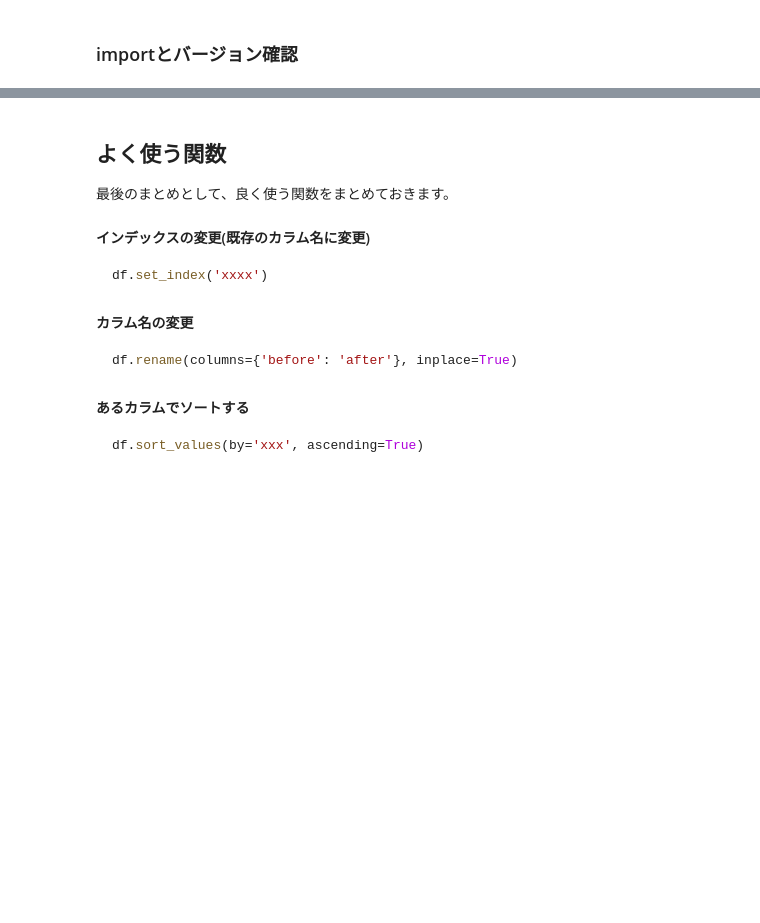
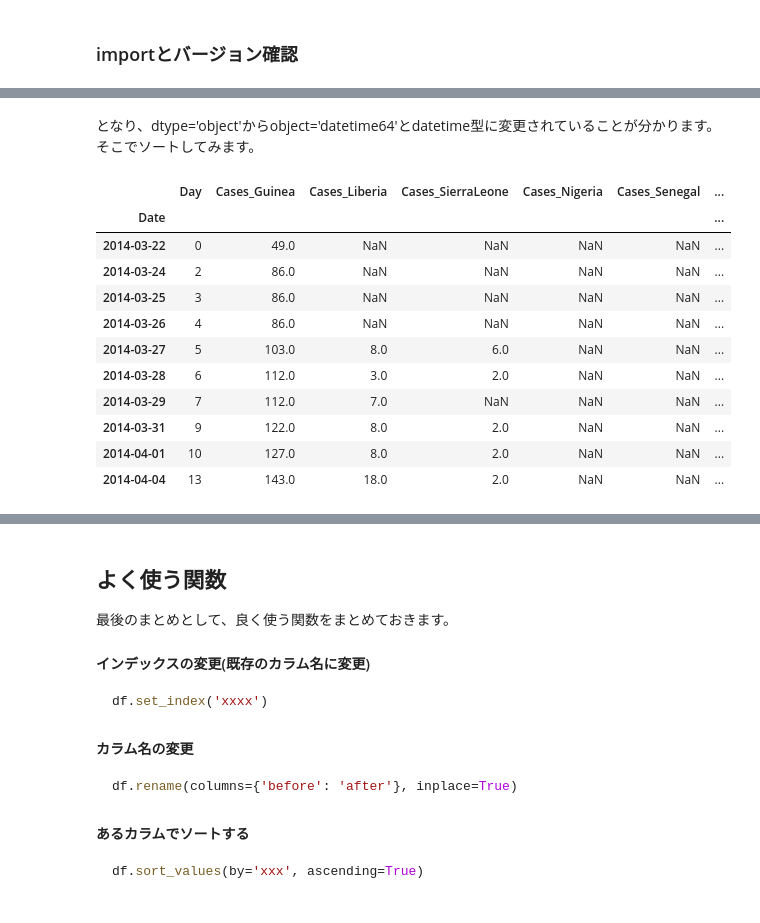
Before and after one commit to hiroshi0530/wa-src, a Jupyter notebook: article/library/pandas/pandas_nb.ipynb, the cells around one changed output, grey strips where cells are left out. Cells and saved outputs as stored; diff of their text form; code cells hidden in the pictures; blank space fills up the shorter version.

```diff
--- a/article/library/pandas/pandas_nb.ipynb
+++ b/article/library/pandas/pandas_nb.ipynb
@@ -395,0 +257,17 @@ sns.pairplot(iris, hue="species")
+# %% [markdown]
+となり、dtype='object'からobject='datetime64'とdatetime型に変更されていることが分かります。そこでソートしてみます。
+# %%
+df.sort_index(ascending=True).head(10)
+# %% [output]
+|  | Day | Cases_Guinea | Cases_Liberia | Cases_SierraLeone | Cases_Nigeria | Cases_Senegal | ... |
+| Date |  |  |  |  |  |  | ... |
+| 2014-03-22 | 0 | 49.0 | NaN | NaN | NaN | NaN | ... |
+| 2014-03-24 | 2 | 86.0 | NaN | NaN | NaN | NaN | ... |
+| 2014-03-25 | 3 | 86.0 | NaN | NaN | NaN | NaN | ... |
+| 2014-03-26 | 4 | 86.0 | NaN | NaN | NaN | NaN | ... |
+| 2014-03-27 | 5 | 103.0 | 8.0 | 6.0 | NaN | NaN | ... |
+| 2014-03-28 | 6 | 112.0 | 3.0 | 2.0 | NaN | NaN | ... |
+| 2014-03-29 | 7 | 112.0 | 7.0 | NaN | NaN | NaN | ... |
+| 2014-03-31 | 9 | 122.0 | 8.0 | 2.0 | NaN | NaN | ... |
+| 2014-04-01 | 10 | 127.0 | 8.0 | 2.0 | NaN | NaN | ... |
+| 2014-04-04 | 13 | 143.0 | 18.0 | 2.0 | NaN | NaN | ... |
```
Also changed, not shown: parts of 63 cells of this notebook, 6 other files.
